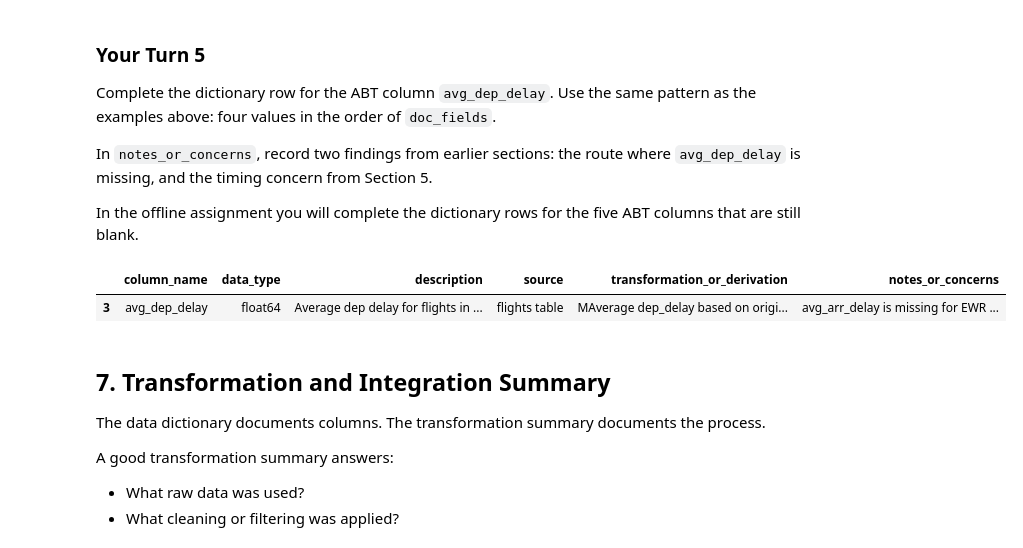
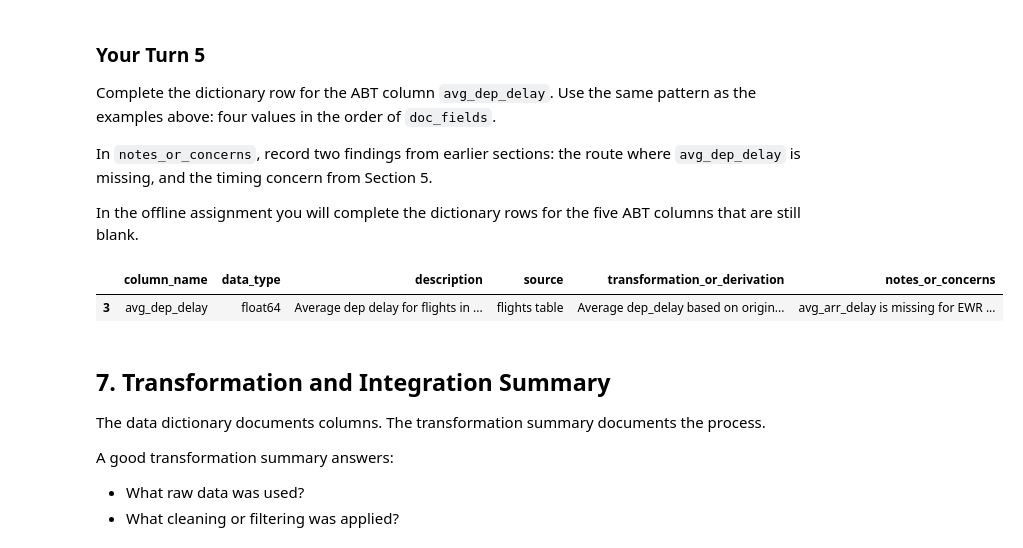
Before and after one commit to tmack92/mackay_tim_week_11_updated, a Jupyter notebook: notebooks/module11_abt_documentation_guided_lab.ipynb, the cells around one changed output. Drawn from its saved outputs; the diff is of its cells as text; code cells hidden in the pictures.

```diff
--- a/notebooks/module11_abt_documentation_guided_lab.ipynb
+++ b/notebooks/module11_abt_documentation_guided_lab.ipynb
@@ -553,23 +553,23 @@ In the offline assignment you will complete the dictionary rows for the five ABT
 # %%
 # Your Turn 5 - document the ABT column avg_dep_delay (one dictionary row).
 # Replace the four empty strings, in the order of doc_fields, then run the cell.
 
 your_turn_entries = {
     "avg_dep_delay": [
         "Average dep delay for flights in minutes.",
         "flights table",
-        "MAverage dep_delay based on origin and destination",
-        "avg_arr_delay is missing for EWR to LGA as it was cancelled"
+        "Average dep_delay based on origin and destination",
+        "avg_arr_delay is missing for EWR to LGA as it was cancelled, should not be used for predictions."
     ],
 }
 
 for abt_column, values in your_turn_entries.items():
     data_dictionary.loc[data_dictionary["column_name"] == abt_column, doc_fields] = values
 
 data_dictionary[data_dictionary["column_name"] == "avg_dep_delay"]
 # %% [output]
 |  | column_name | data_type | description | source | transformation_or_derivation | notes_or_concerns |
-| 3 | avg_dep_delay | float64 | Average dep delay for flights in ... | flights table | MAverage dep_delay based on origi... | avg_arr_delay is missing for EWR ... |
+| 3 | avg_dep_delay | float64 | Average dep delay for flights in ... | flights table | Average dep_delay based on origin... | avg_arr_delay is missing for EWR ... |
 # %% [markdown]
 ## 7. Transformation and Integration Summary
 
```
Also changed, not shown: parts of 10 cells of this notebook, 3 other files.
